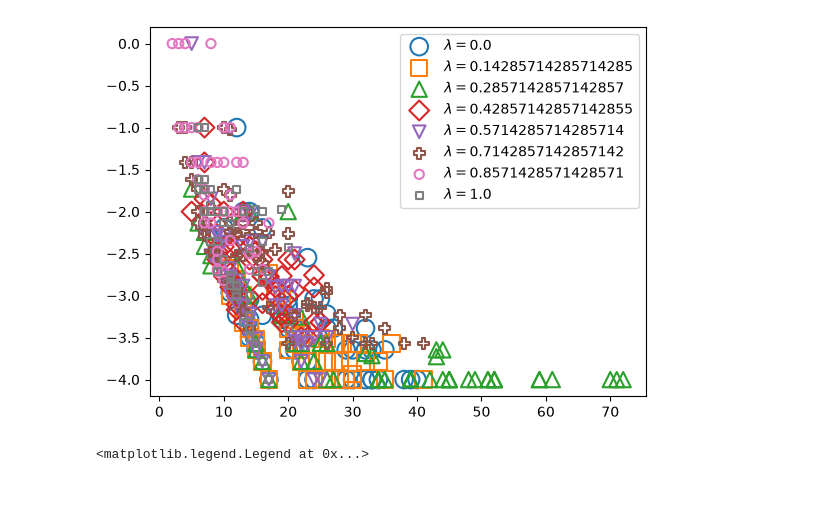
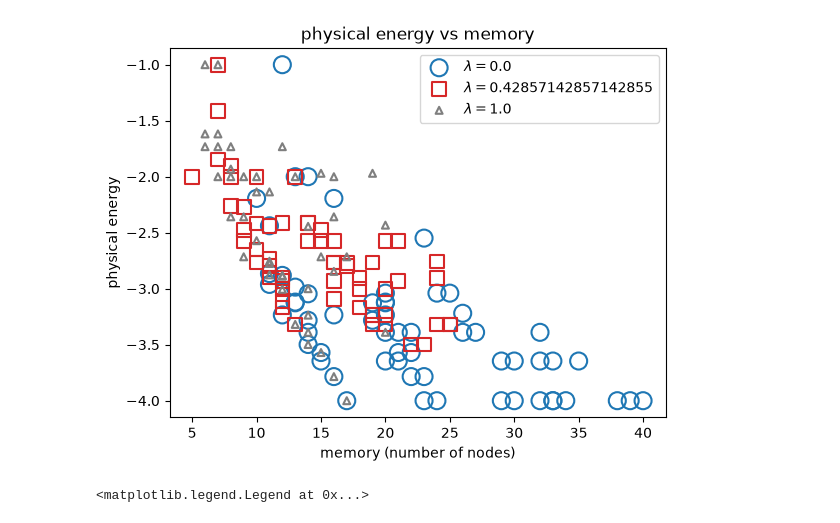
Before and after one commit to joshjkao/erqs, a Jupyter notebook: python/erqs.ipynb, the cells around one changed output. Drawn from its saved outputs; the diff is of its cells as text; code cells hidden in the pictures; blank space fills up the shorter version.

Commit message:
cleanup plots

```diff
--- a/python/erqs.ipynb
+++ b/python/erqs.ipynb
@@ -22,33 +23,41 @@ instances
 # %%
 markers = cycle(["o", "s", "^", "D", "v", "P"])
 # Scales marker area (points^2) from outer ring to inner ring based on series count
-sizes = np.linspace(160, 25, len(instances))
+sizes = np.linspace(150, 25, len(instances))
 
 fig, ax = plt.subplots()
+
+keep_indices = [0, 3, 7]
 
 for i, (index, row) in enumerate(instances.iterrows()):
     if not Path(row["out_file"]).exists():
         print("skipping row")
+        continue
+
+    if index not in keep_indices:
         continue
 
     this_data = pd.read_csv(row["out_file"]).drop_duplicates(["memory", "energy"])
     color = f"C{i % 10}"  # Explicitly grab Matplotlib's default color cycle
 
     ax.scatter(
         this_data["memory"],
         this_data["energy"],
         s=sizes[i],
         marker=next(markers),
         facecolors="none",
         edgecolors=color,
         linewidths=1.5,
         label=f"$\\lambda = {row['lambda']}$",
     )
 
 ax.legend()
+plt.title("physical energy vs memory")
+plt.xlabel("memory (number of nodes)")
+plt.ylabel("physical energy")
 plt.show()
 # %% [output]
-[figure, old version]
+[figure, new version]
 # %%
 for index, row in instances.iterrows():
     if not Path(row["out_file"]).exists():
```
Also changed, not shown: parts of 1 cell of this notebook.
